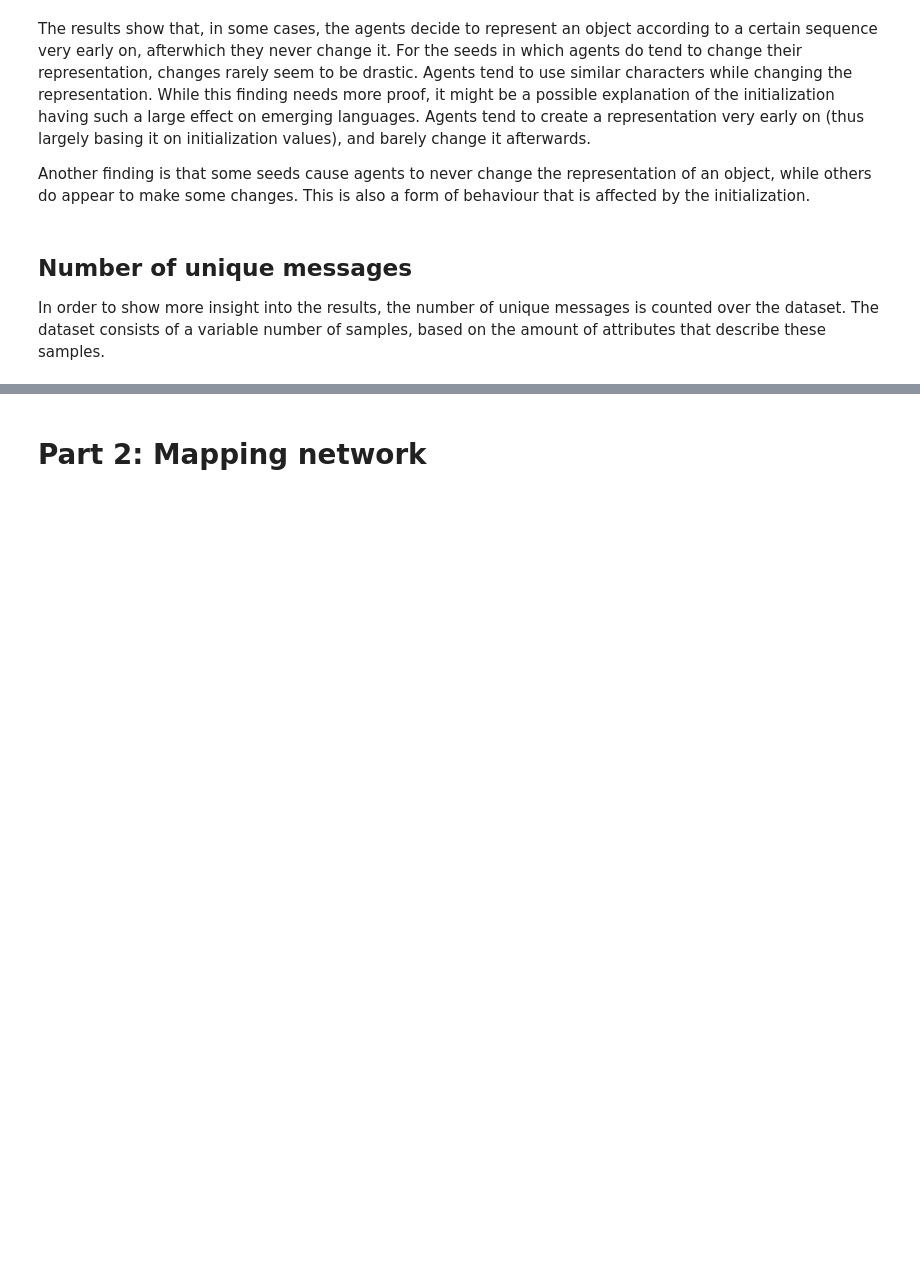
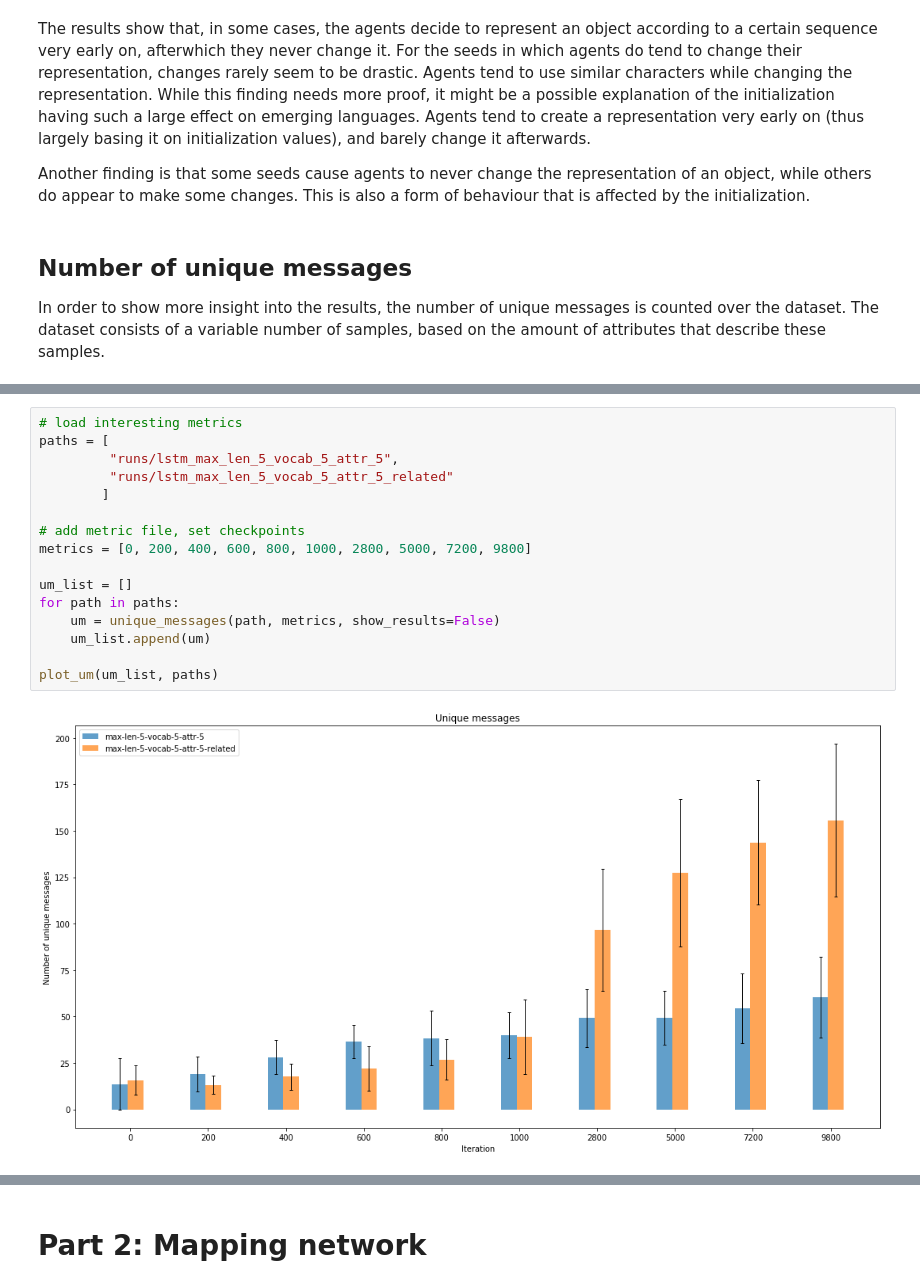
Before and after one commit to OscarLigthart/TopographicSimilarity, a Jupyter notebook: Overview Experiments.ipynb, the cells around one changed output, grey strips where cells are left out. Cells and saved outputs as stored; diff of their text form; blank space fills up the shorter version.

```diff
--- a/Overview Experiments.ipynb
+++ b/Overview Experiments.ipynb
@@ -516,0 +601,18 @@ plot_um(um_list, paths)
+# %%
+# load interesting metrics
+paths = [
+         "runs/lstm_max_len_5_vocab_5_attr_5",
+         "runs/lstm_max_len_5_vocab_5_attr_5_related"
+        ]
+
+# add metric file, set checkpoints
+metrics = [0, 200, 400, 600, 800, 1000, 2800, 5000, 7200, 9800]
+
+um_list = []
+for path in paths:
+    um = unique_messages(path, metrics, show_results=False)
+    um_list.append(um)
+
+plot_um(um_list, paths)
+# %% [output]
+[figure, added]
```
Also changed, not shown: parts of 22 cells of this notebook, 6 other files.
